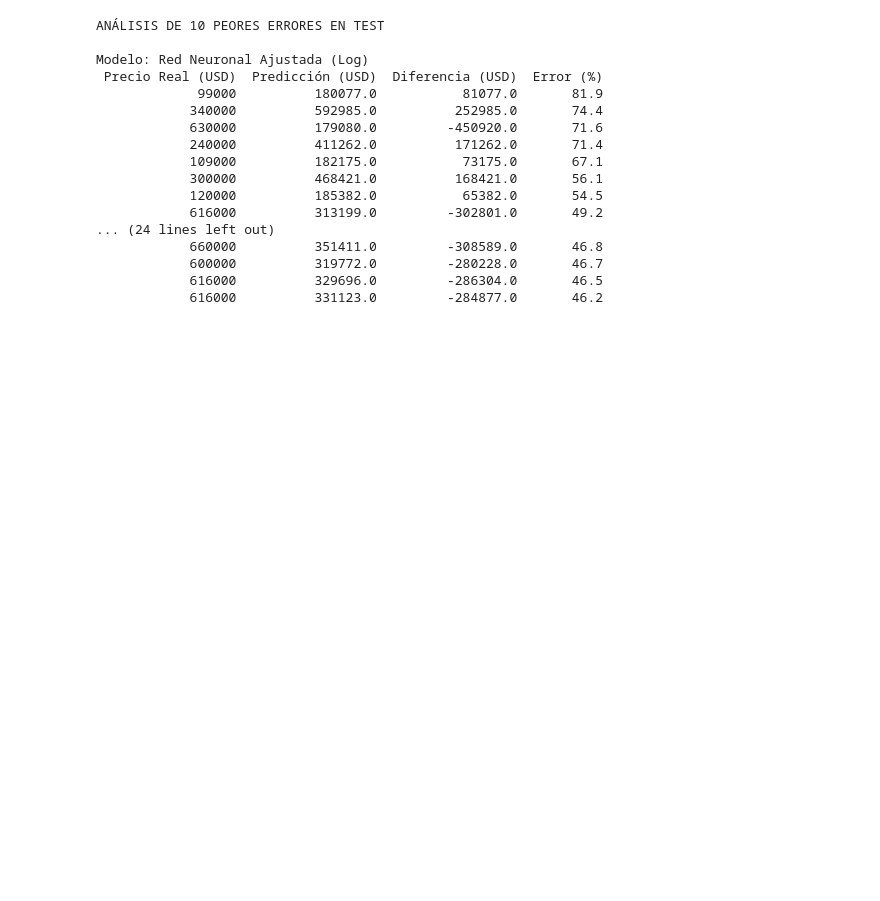
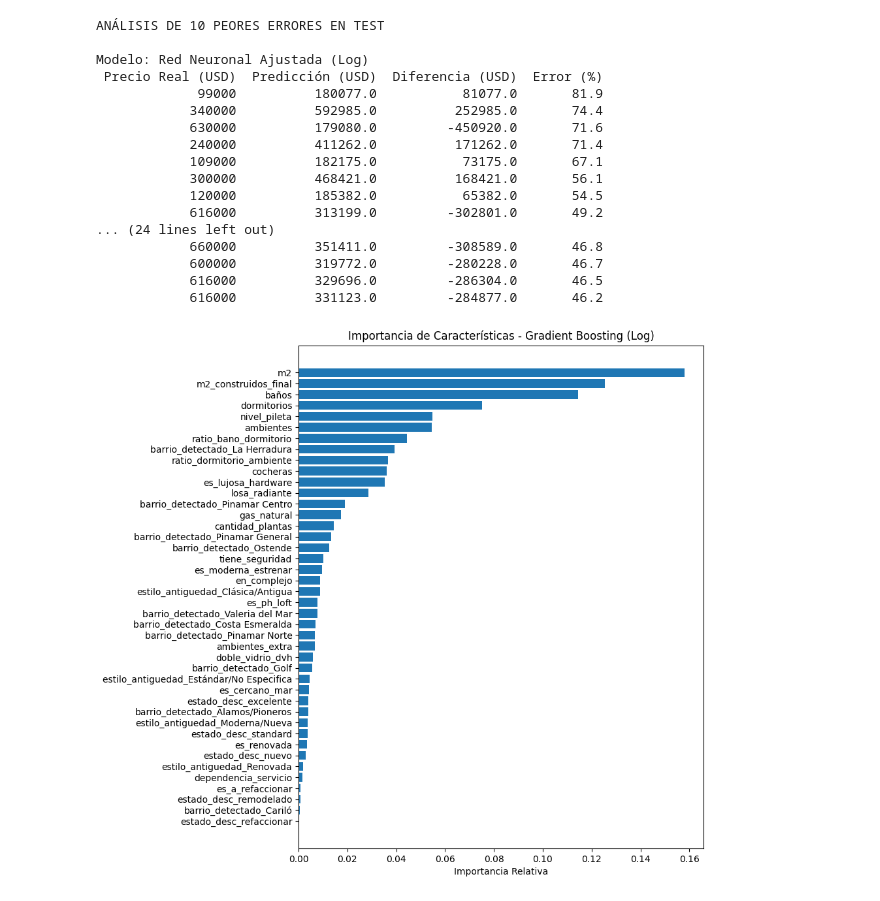
Before and after one commit to juanmanuelgigon/ML-pinamar-property-valuation, a Jupyter notebook: pinamar_properties_predictor/results/test_results.ipynb, the cells around one changed output. Drawn from its saved outputs; the diff is of its cells as text; code cells hidden in the pictures; blank space fills up the shorter version.

Commit message:
columns importances added

```diff
--- a/pinamar_properties_predictor/results/test_results.ipynb
+++ b/pinamar_properties_predictor/results/test_results.ipynb
@@ -148,3 +162,18 @@ Modelo: Red Neuronal Ajustada (Log)
             600000          319772.0         -280228.0       46.7
             616000          329696.0         -286304.0       46.5
             616000          331123.0         -284877.0       46.2
+# %%
+importances = model_gb_log.feature_importances_
+
+feature_names = preprocessor.get_feature_names_out()
+
+indices = np.argsort(importances)
+
+plt.figure(figsize=(8, 10))
+plt.title("Importancia de Características - Gradient Boosting (Log)")
+plt.barh(range(len(indices)), importances[indices], align="center")
+plt.yticks(range(len(indices)), [feature_names[i] for i in indices])
+plt.xlabel("Importancia Relativa")
+plt.show()
+# %% [output]
+[figure, added]
```
Also changed, not shown: parts of 2 cells of this notebook, 2 other files.
